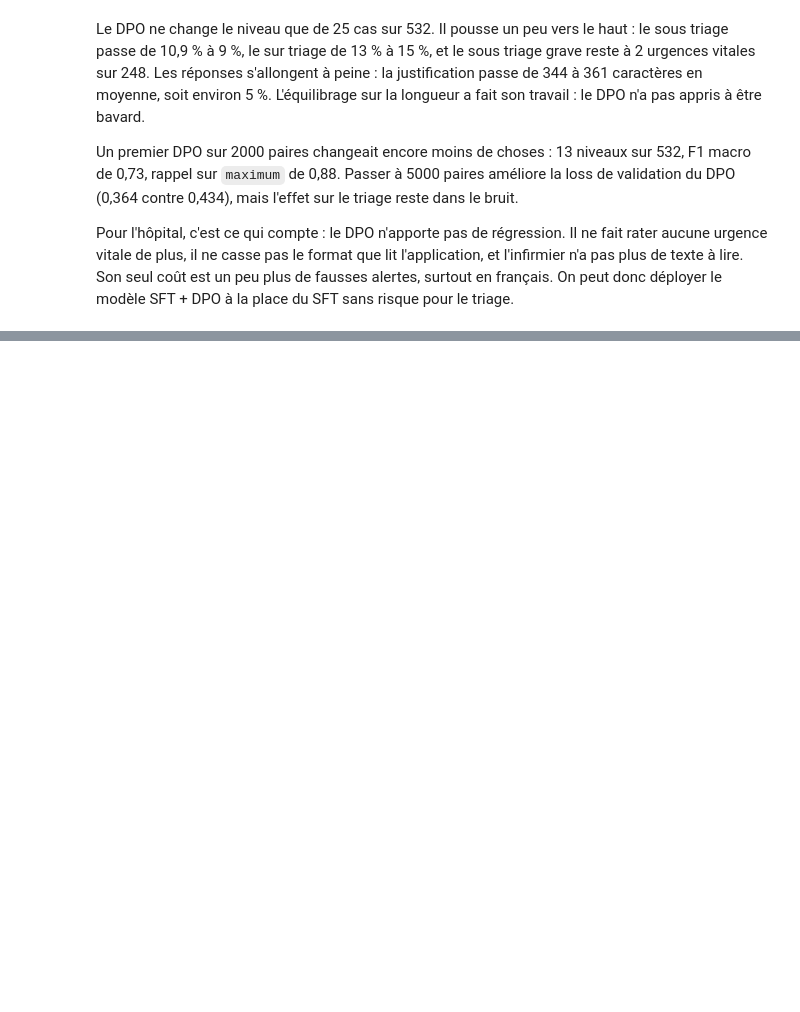
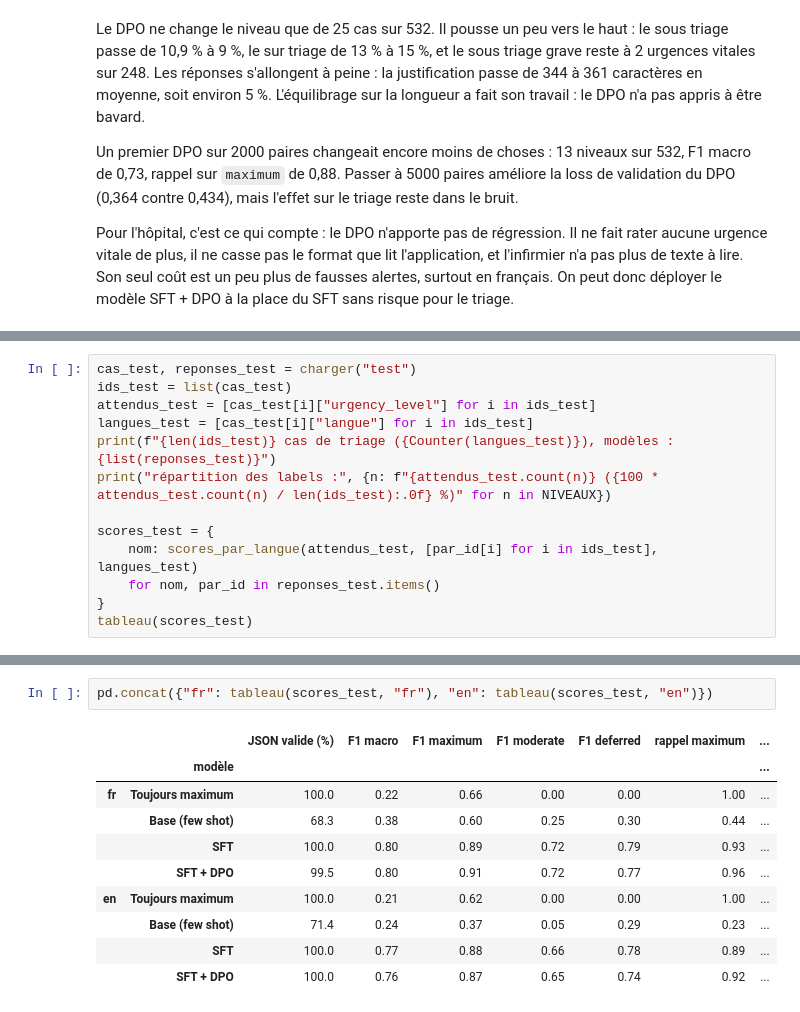
Before and after one commit to RaphaelRIVIERE/llm-finetuning, a Jupyter notebook: notebooks/06_comparaison_modeles.ipynb, the cells around one changed output, grey strips where cells are left out. Drawn from its saved outputs; the diff is of its cells as text; blank space fills up the shorter version.

Commit message:
feat: ajoute l'évaluation finale sur le test et le verdict go/no-go du modèle SFT + DPO

```diff
--- a/notebooks/06_comparaison_modeles.ipynb
+++ b/notebooks/06_comparaison_modeles.ipynb
@@ -352,0 +377,13 @@ Points à suivre :
+# %%
+cas_test, reponses_test = charger("test")
+ids_test = list(cas_test)
+attendus_test = [cas_test[i]["urgency_level"] for i in ids_test]
+langues_test = [cas_test[i]["langue"] for i in ids_test]
+print(f"{len(ids_test)} cas de triage ({Counter(langues_test)}), modèles : {list(reponses_test)}")
+print("répartition des labels :", {n: f"{attendus_test.count(n)} ({100 * attendus_test.count(n) / len(ids_test):.0f} %)" for n in NIVEAUX})
+
+scores_test = {
+    nom: scores_par_langue(attendus_test, [par_id[i] for i in ids_test], langues_test)
+    for nom, par_id in reponses_test.items()
+}
+tableau(scores_test)
@@ -352,0 +399,13 @@ Points à suivre :
+# %%
+pd.concat({"fr": tableau(scores_test, "fr"), "en": tableau(scores_test, "en")})
+# %% [output]
+|  |  | JSON valide (%) | F1 macro | F1 maximum | F1 moderate | F1 deferred | rappel maximum | ... |
+|  | modèle |  |  |  |  |  |  | ... |
+| fr | Toujours maximum | 100.0 | 0.22 | 0.66 | 0.00 | 0.00 | 1.00 | ... |
+|  | Base (few shot) | 68.3 | 0.38 | 0.60 | 0.25 | 0.30 | 0.44 | ... |
+|  | SFT | 100.0 | 0.80 | 0.89 | 0.72 | 0.79 | 0.93 | ... |
+|  | SFT + DPO | 99.5 | 0.80 | 0.91 | 0.72 | 0.77 | 0.96 | ... |
+| en | Toujours maximum | 100.0 | 0.21 | 0.62 | 0.00 | 0.00 | 1.00 | ... |
+|  | Base (few shot) | 71.4 | 0.24 | 0.37 | 0.05 | 0.29 | 0.23 | ... |
+|  | SFT | 100.0 | 0.77 | 0.88 | 0.66 | 0.78 | 0.89 | ... |
+|  | SFT + DPO | 100.0 | 0.76 | 0.87 | 0.65 | 0.74 | 0.92 | ... |
```
Also changed, not shown: parts of 10 cells of this notebook.
